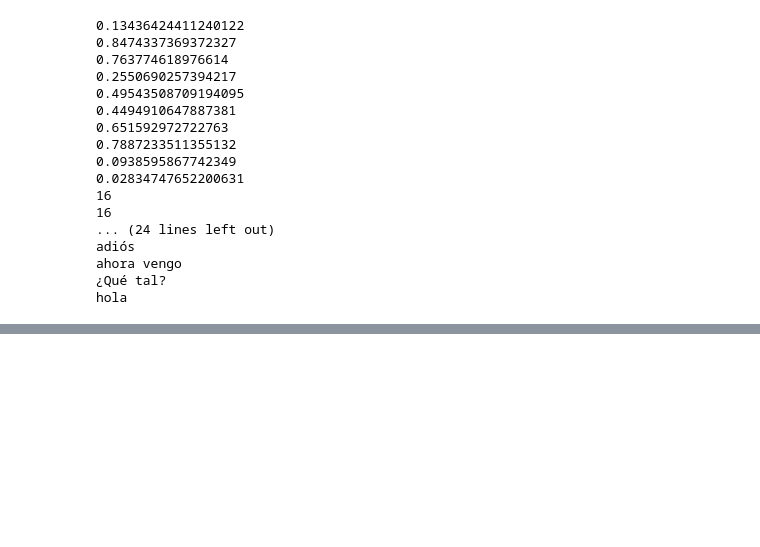
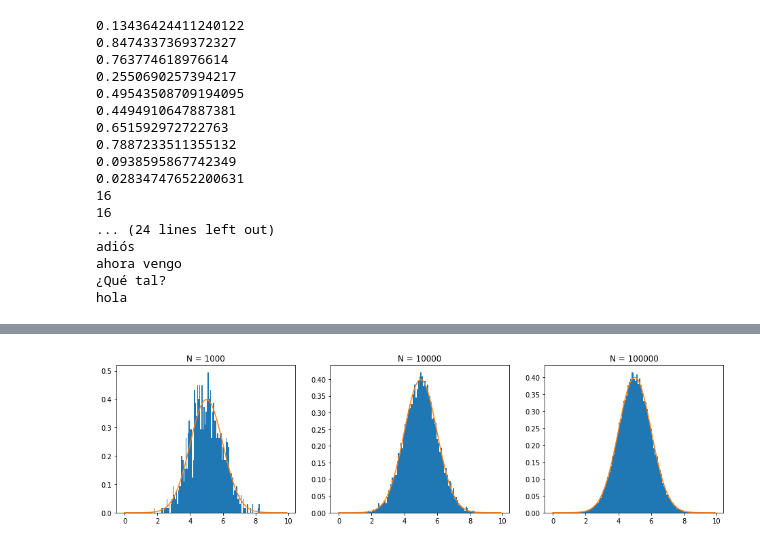
Before and after one commit to dgtrabada/python, a Jupyter notebook: 08_random/numeros_pseudo_aleatorios.ipynb, the cells around one changed output, grey strips where cells are left out. Drawn from its saved outputs; the diff is of its cells as text; code cells hidden in the pictures; blank space fills up the shorter version.

```diff
--- a/08_random/numeros_pseudo_aleatorios.ipynb
+++ b/08_random/numeros_pseudo_aleatorios.ipynb
@@ -177,0 +127,36 @@ plt.show()
+# %%
+ini = 0
+fin = 10
+bins = 100
+sigma = 1.0
+mu = 5.0
+
+
+fig, (ax1, ax2, ax3) = plt.subplots(1, 3, figsize=(16,4))
+
+N_puntos = 1000
+x = np.random.normal(mu, sigma, N_puntos)
+ax1.hist(x, bins,density=True)
+ax1.set_title("N = "+str(N_puntos))
+
+N_puntos = 10000
+x = np.random.normal(mu, sigma, N_puntos)
+ax2.hist(x, bins,density=True)
+ax2.set_title("N = "+str(N_puntos))
+
+N_puntos = 100000
+x = np.random.normal(mu, sigma, N_puntos)
+ax3.hist(x, bins,density=True)
+ax3.set_title("N = "+str(N_puntos))
+
+x = np.arange(0, 10, 0.1)
+y=[]
+for i in range(len(x)):
+    y.append(1/math.sqrt(2*math.pi*sigma**2)*math.exp(-((x[i]-mu)**2)/(2*sigma**2)))
+ax1.plot(x,y)
+ax2.plot(x,y)
+ax3.plot(x,y)
+
+plt.show()
+# %% [output]
+[figure, added]
```
Also changed, not shown: parts of 27 cells of this notebook, 4 other files.
